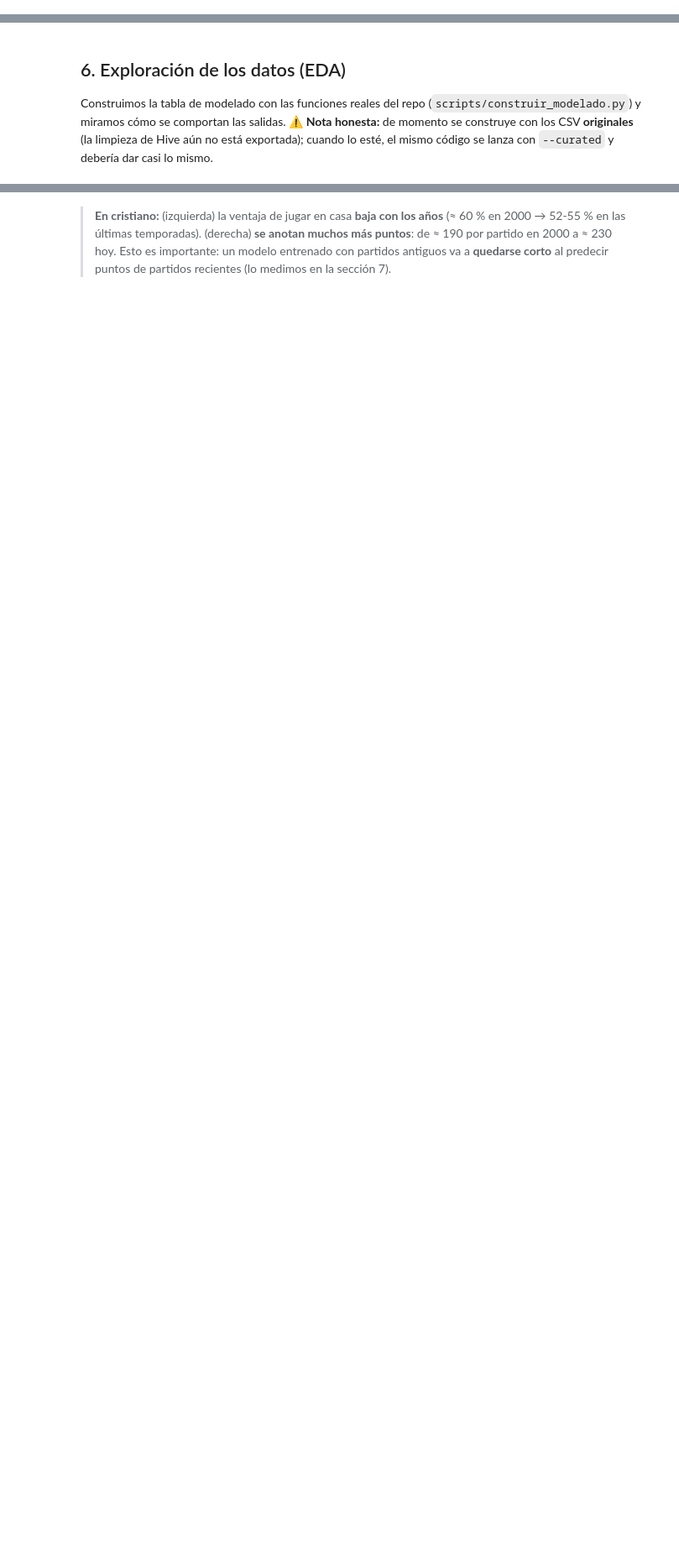
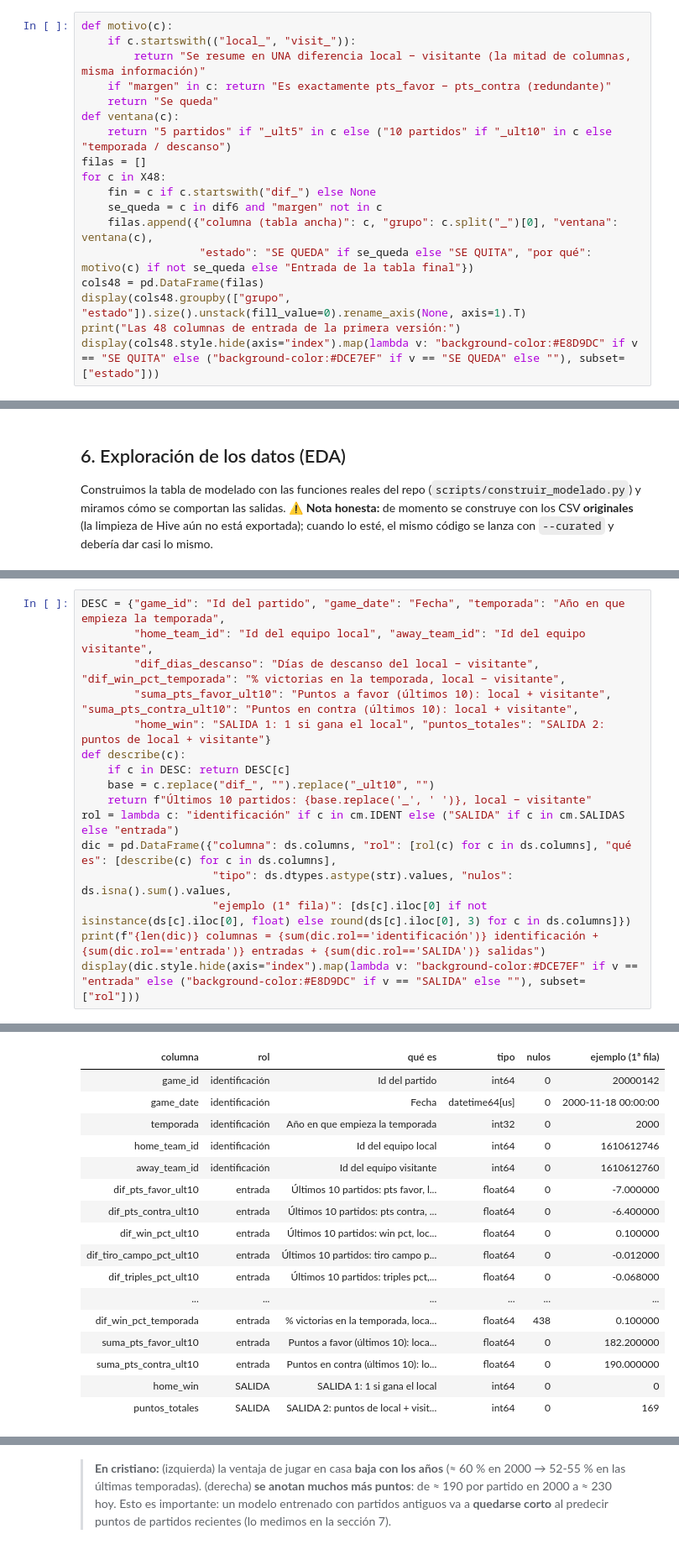
Before and after one commit to aimardf/proyecto-nba-bigdata-ia, a Jupyter notebook: notebooks/HoopMind_progreso_entrega2.ipynb, the cells around one changed output, grey strips where cells are left out. Shown at 84% size. Saved outputs shown, nothing was run; the diff lists cells and outputs as text; blank space fills up the shorter version.

```diff
--- a/notebooks/HoopMind_progreso_entrega2.ipynb
+++ b/notebooks/HoopMind_progreso_entrega2.ipynb
@@ -309,0 +344,18 @@ plt.tight_layout(); plt.show()
+# %%
+def motivo(c):
+    if c.startswith(("local_", "visit_")):
+        return "Se resume en UNA diferencia local − visitante (la mitad de columnas, misma información)"
+    if "margen" in c: return "Es exactamente pts_favor − pts_contra (redundante)"
+    return "Se queda"
+def ventana(c):
+    return "5 partidos" if "_ult5" in c else ("10 partidos" if "_ult10" in c else "temporada / descanso")
+filas = []
+for c in X48:
+    fin = c if c.startswith("dif_") else None
+    se_queda = c in dif6 and "margen" not in c
+    filas.append({"columna (tabla ancha)": c, "grupo": c.split("_")[0], "ventana": ventana(c),
+                  "estado": "SE QUEDA" if se_queda else "SE QUITA", "por qué": motivo(c) if not se_queda else "Entrada de la tabla final"})
+cols48 = pd.DataFrame(filas)
+display(cols48.groupby(["grupo", "estado"]).size().unstack(fill_value=0).rename_axis(None, axis=1).T)
+print("Las 48 columnas de entrada de la primera versión:")
+display(cols48.style.hide(axis="index").map(lambda v: "background-color:#E8D9DC" if v == "SE QUITA" else ("background-color:#DCE7EF" if v == "SE QUEDA" else ""), subset=["estado"]))
@@ -331,0 +450,17 @@ Temporadas: 2000 a 2026
+# %%
+DESC = {"game_id": "Id del partido", "game_date": "Fecha", "temporada": "Año en que empieza la temporada",
+        "home_team_id": "Id del equipo local", "away_team_id": "Id del equipo visitante",
+        "dif_dias_descanso": "Días de descanso del local − visitante", "dif_win_pct_temporada": "% victorias en la temporada, local − visitante",
+        "suma_pts_favor_ult10": "Puntos a favor (últimos 10): local + visitante", "suma_pts_contra_ult10": "Puntos en contra (últimos 10): local + visitante",
+        "home_win": "SALIDA 1: 1 si gana el local", "puntos_totales": "SALIDA 2: puntos de local + visitante"}
+def describe(c):
+    if c in DESC: return DESC[c]
+    base = c.replace("dif_", "").replace("_ult10", "")
+    return f"Últimos 10 partidos: {base.replace('_', ' ')}, local − visitante"
+rol = lambda c: "identificación" if c in cm.IDENT else ("SALIDA" if c in cm.SALIDAS else "entrada")
+dic = pd.DataFrame({"columna": ds.columns, "rol": [rol(c) for c in ds.columns], "qué es": [describe(c) for c in ds.columns],
+                    "tipo": ds.dtypes.astype(str).values, "nulos": ds.isna().sum().values,
+                    "ejemplo (1ª fila)": [ds[c].iloc[0] if not isinstance(ds[c].iloc[0], float) else round(ds[c].iloc[0], 3) for c in ds.columns]})
+print(f"{len(dic)} columnas = {sum(dic.rol=='identificación')} identificación + {sum(dic.rol=='entrada')} entradas + {sum(dic.rol=='SALIDA')} salidas")
+display(dic.style.hide(axis="index").map(lambda v: "background-color:#DCE7EF" if v == "entrada" else ("background-color:#E8D9DC" if v == "SALIDA" else ""), subset=["rol"]))
+# %% [output]
@@ -331,0 +468,17 @@ Temporadas: 2000 a 2026
+| columna | rol | qué es | tipo | nulos | ejemplo (1ª fila) |
+| game_id | identificación | Id del partido | int64 | 0 | 20000142 |
+| game_date | identificación | Fecha | datetime64[us] | 0 | 2000-11-18 00:00:00 |
+| temporada | identificación | Año en que empieza la temporada | int32 | 0 | 2000 |
+| home_team_id | identificación | Id del equipo local | int64 | 0 | 1610612746 |
+| away_team_id | identificación | Id del equipo visitante | int64 | 0 | 1610612760 |
+| dif_pts_favor_ult10 | entrada | Últimos 10 partidos: pts favor, l... | float64 | 0 | -7.000000 |
+| dif_pts_contra_ult10 | entrada | Últimos 10 partidos: pts contra, ... | float64 | 0 | -6.400000 |
+| dif_win_pct_ult10 | entrada | Últimos 10 partidos: win pct, loc... | float64 | 0 | 0.100000 |
+| dif_tiro_campo_pct_ult10 | entrada | Últimos 10 partidos: tiro campo p... | float64 | 0 | -0.012000 |
+| dif_triples_pct_ult10 | entrada | Últimos 10 partidos: triples pct,... | float64 | 0 | -0.068000 |
+| ... | ... | ... | ... | ... | ... |
+| dif_win_pct_temporada | entrada | % victorias en la temporada, loca... | float64 | 438 | 0.100000 |
+| suma_pts_favor_ult10 | entrada | Puntos a favor (últimos 10): loca... | float64 | 0 | 182.200000 |
+| suma_pts_contra_ult10 | entrada | Puntos en contra (últimos 10): lo... | float64 | 0 | 190.000000 |
+| home_win | SALIDA | SALIDA 1: 1 si gana el local | int64 | 0 | 0 |
+| puntos_totales | SALIDA | SALIDA 2: puntos de local + visit... | int64 | 0 | 169 |
```
Also changed, not shown: parts of 10 cells of this notebook, 1 other file.
